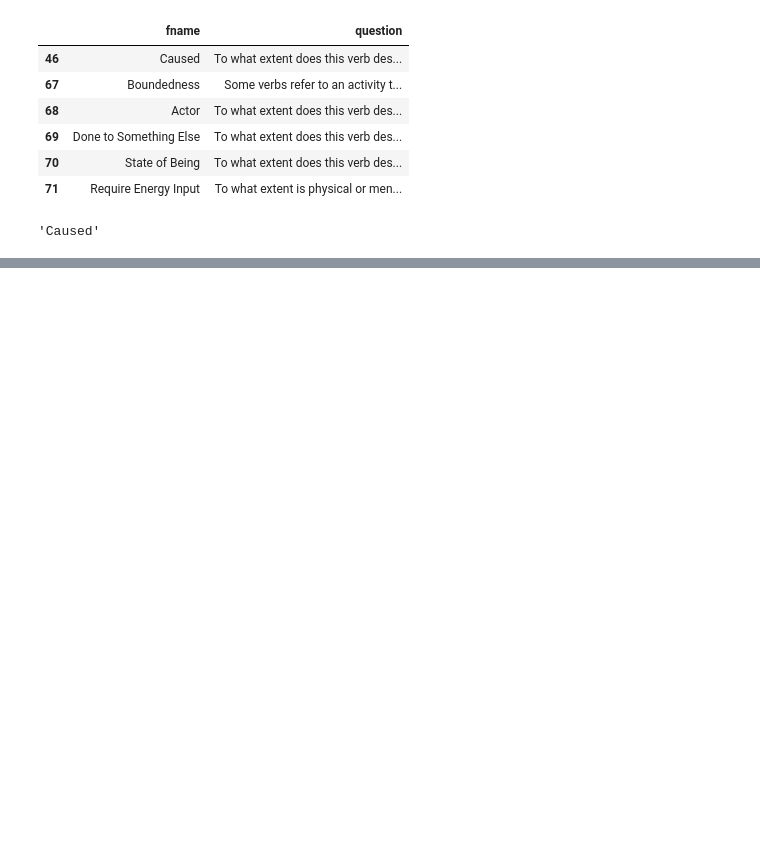
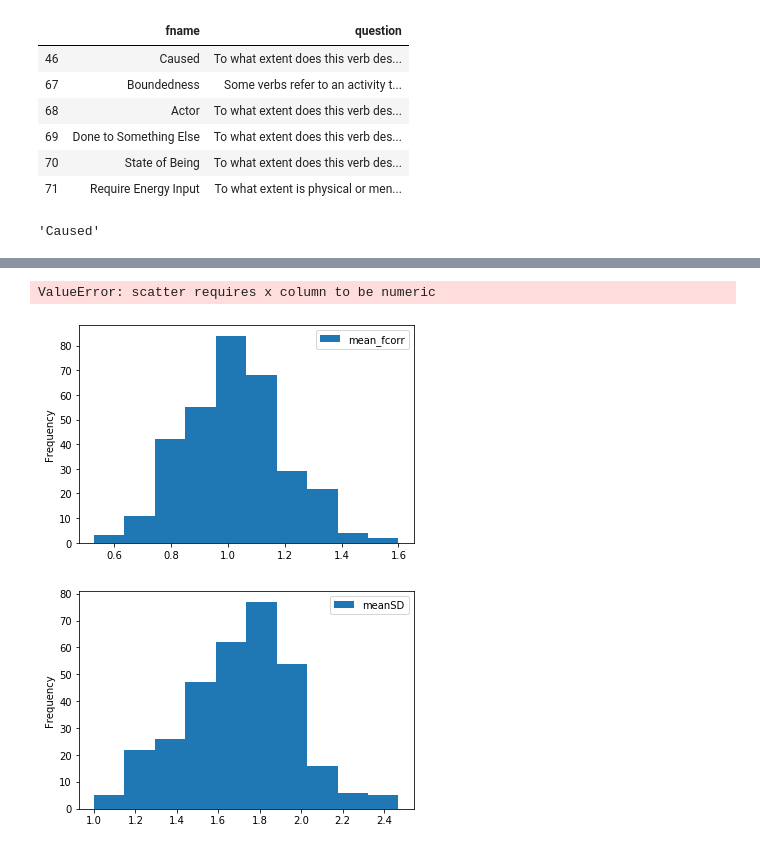
Before and after one commit to sonhkim/VerbVec, a Jupyter notebook: AMT_analysis.ipynb, the cells around one changed output, grey strips where cells are left out. Saved outputs shown, nothing was run; the diff lists cells and outputs as text; code cells hidden in the pictures; blank space fills up the shorter version.

Commit message:
SD and correlation added

```diff
--- a/AMT_analysis.ipynb
+++ b/AMT_analysis.ipynb
@@ -26,7 +28,7 @@ def rearrange_col(dataframe, col_to_move, reference_col, right=True):
                 col_list3.insert(-2, col_to_move)
         return  dataframe[col_list3]
 # %%
-fpath = '/Users/songheekim/GoogleDrive/Primary/Projects/VerbVector/AMT/html/experiments/ratings2/results/results_clean_0628.csv'
+fpath = '/Users/songkim/GoogleDrive/Primary/Projects/VerbVector/AMT/html/experiments/ratings2/results/results_clean_0628.csv'
 # %%
 #### PART1: CALCULATE SUBJECT-TO-GROUP CORRELATION PER HIT
 res = pd.read_csv(fpath, converters={'response': eval, 'RT': eval, 'buttonpress': eval, 'catch_response': eval})
@@ -132,11 +148,11 @@ array([<matplotlib.axes._subplots.AxesSubplot object at 0x...>],
 # %%
 ###### Part 2: find out bad words
-quesf = '/Users/songheekim/GoogleDrive/Primary/Projects/VerbVector/AMT/html/experiments/ratings2/stimuli/questions.txt'
+quesf = '/Users/songkim/GoogleDrive/Primary/Projects/VerbVector/AMT/html/experiments/ratings2/stimuli/questions.txt'
 ques = pd.read_csv(quesf, delimiter='\t', header=None).iloc[:, :2].rename(columns={0:'fname', 1:'question'})
 q_dict = ques.to_dict(orient='index')
 
 #find only "verb" features
-new_q = ques.iloc[67:,]
+new_q = ques.iloc[67:,]₩ㅁ
 caused = ques.loc[ques['fname']=='Caused',]
 
 verb_ques = pd.concat([caused, new_q])
@@ -171,7 +187,7 @@ res_sub = res_sub.rename(columns=d)
 res_sub.head()
 
 ##export res_sub
-savepath = '/Users/songheekim/GoogleDrive/Primary/Projects/VerbVector/AMT/html/experiments/ratings2/results'
+savepath = '/Users/songkim/GoogleDrive/Primary/Projects/VerbVector/AMT/html/experiments/ratings2/results'
 res_sub.to_csv(savepath+'/clean_5features_individual.csv', index=False)
 
 #df2[['team1','team2']] = pd.DataFrame(df2.teams.tolist(), index= df2.index)
@@ -219,0 +198,56 @@ sd_upd
+# %%
+#########PART3: integrate SD dataframe with verblist
+sdpath = '/Users/songkim/GoogleDrive/Primary/Projects/VerbVector/AMT/html/experiments/ratings2/results/SD_by_word_and_feature.csv'
+listpath = '/Users/songkim/GoogleDrive/Primary/Projects/VerbVector/Verblists/List320.csv'
+
+df_sd = pd.read_csv(sdpath, index_col=0)
+df_list = pd.read_csv(listpath)
+df_list = df_list.loc[df_list['in']==1]
+
+###merge of verblist
+df_sd_upd = pd.merge(left=df_sd, right=df_list, left_on= 'word', right_on='Lemma')
+
+#### clean up merged df
+df_sd_upd.drop(columns=['Lemma', 'badverb', 'GrandIndex', 'in', 'whyexcluded',
+                        'abs_marginality', 'rel_marginality', 'SynClassLitrt', 'SynClassSK', 'good'], inplace=True)
+
+
+#### add <mean (subject-to-group) correlation to df_sd_upd #####
+corr_raw = pd.read_csv(savepath + '/HITs_clean_with_correlations.csv')
+corr_raw = corr_raw[["stim_id", "stim", "subject_id", "corr_fisher"]]
+corr_raw['corr_fisher'] = corr_raw['corr_fisher'].round(decimals=3)
+corr_dict = {}
+for i in range(1,321):
+    df_sel = corr_raw.loc[corr_raw['stim_id']==i]
+    stim_id = df_sel.iloc[0]['stim_id']
+    word = df_sel.iloc[0]['stim']
+    corr_list = df_sel['corr_fisher'].values.tolist()
+    corr_list.sort(reverse=True)
+    corr_list = [round(c,2) for c in corr_list]
+    mean_corr = round(df_sel['corr_fisher'].mean(), 2)
+    d_add = {'stim_id': stim_id, 'word': word, 'corr_list':corr_list, 'mean_fcorr':mean_corr}
+    corr_dict[i] = d_add
+
+corr_df = pd.DataFrame.from_dict(corr_dict, orient='index')
+
+
+df_sd_out = pd.merge(left=df_sd_upd, right=corr_df, on='word')
+df_sd_out = rearrange_col(df_sd_out, 'mean_fcorr', 'meanSD')
+df_sd_out = rearrange_col(df_sd_out, 'corr_list', 'mean_fcorr')
+######
+
+### write to csv
+savepath = '/Users/songkim/GoogleDrive/Primary/Projects/VerbVector/AMT/html/experiments/ratings2/results'
+df_sd_out.to_csv(savepath + '/list320_with_sd_correlation.csv', index=False)
+
+
+## plotting
+#df_sd_out.plot(x="stim_id", y=["mean_fcorr"], kind="hist")
+df_sd_out.plot(y=["mean_fcorr"], kind="hist")
+df_sd_out.plot(y=["meanSD"], kind="hist")
+
+df_sd_out.plot(x="SynClass", y="mean_fcorr", kind="scatter")
+# %% [output]
+ValueError: scatter requires x column to be numeric
+[figure, added]
+[figure, added]
```
Also changed, not shown: parts of 25 cells of this notebook.
